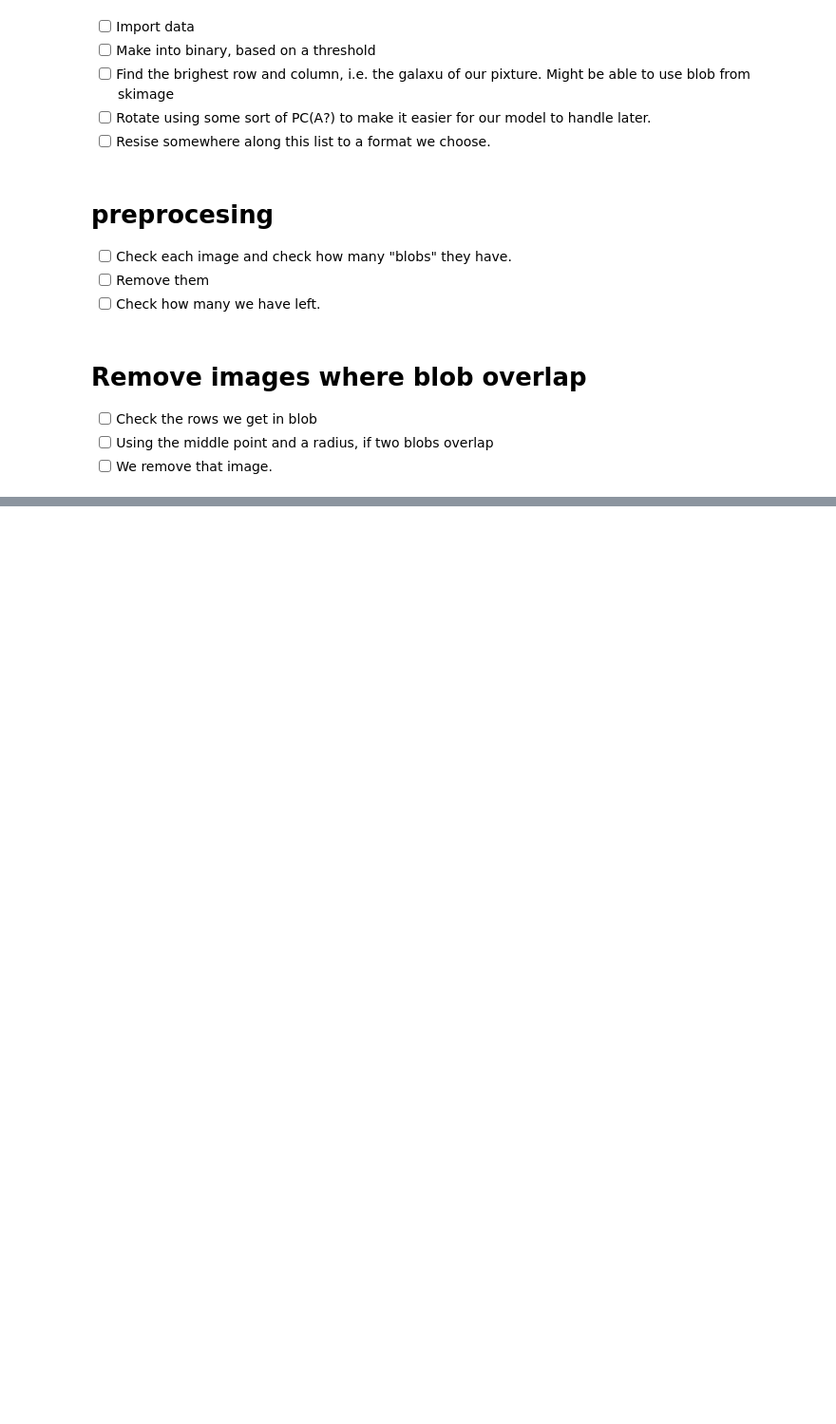
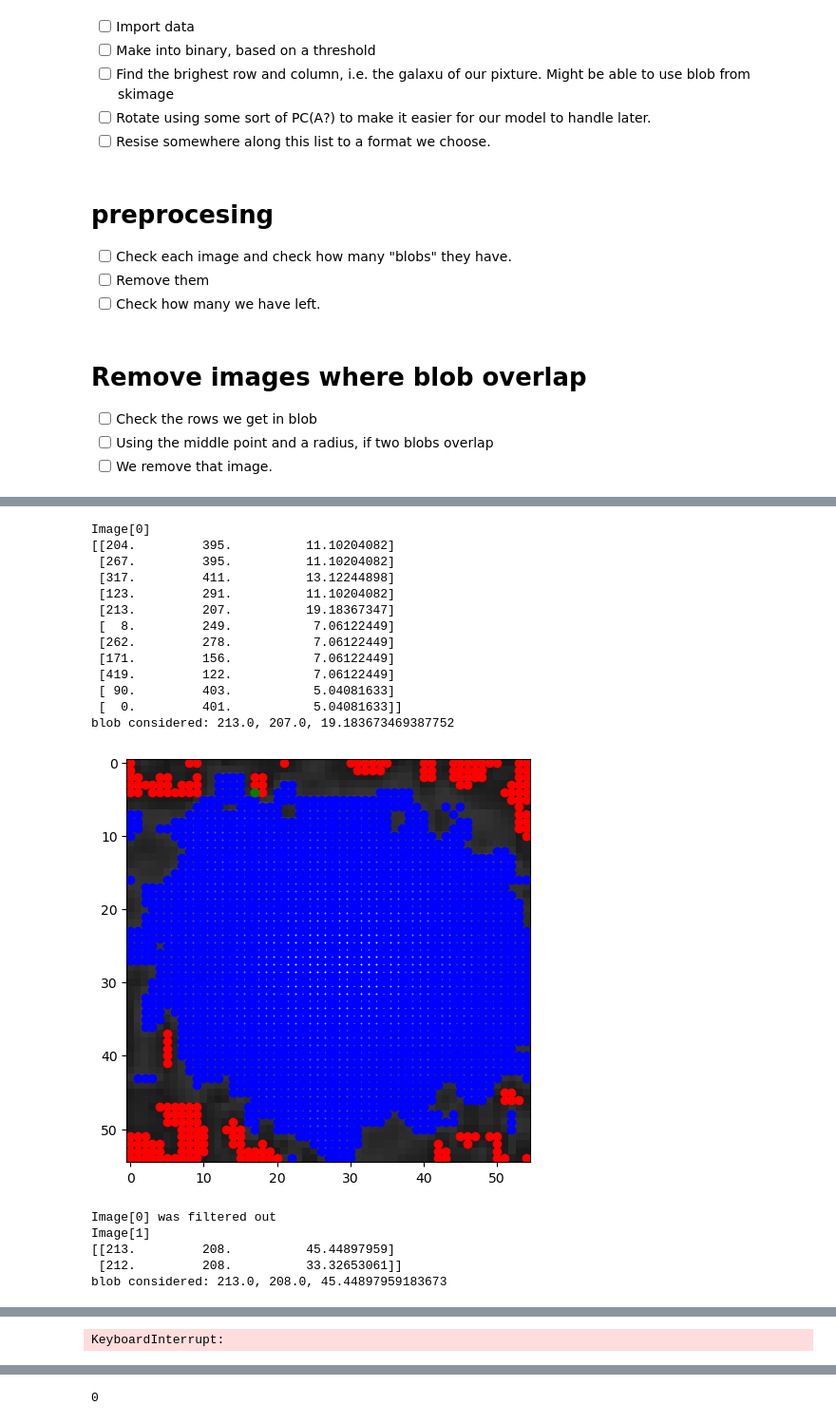
Before and after one commit to Uplink036/ClusteringGalaxies, a Jupyter notebook: DV2599.ipynb, the cells around one changed output, grey strips where cells are left out. Shown at 95% size. Saved outputs shown, nothing was run; the diff lists cells and outputs as text; code cells hidden in the pictures; blank space fills up the shorter version.

Commit message:
Outline of image feeding done

```diff
--- a/DV2599.ipynb
+++ b/DV2599.ipynb
@@ -50,7 +52,7 @@ get_image_path(747207)
 # img = ski.io.imread(get_image_path(732356))
 # img = ski.io.imread(get_image_path(101151)) ##irregular
 # img = ski.io.imread(get_image_path(458590)) ## long
-img = ski.io.imread(get_image_path(459014)) ##overlap
+img = ski.io.imread(get_image_path(459013)) ##overlap
 # img = ski.io.imread(get_image_path(100295)) ##black stripe
 # img = ski.io.imread(get_image_path(100774)) ##Ovelap
 # img = ski.io.imread(get_image_path(100008))
@@ -279,30 +313,85 @@ print("This should not run")
 # %%
-def filter_image(img):
+def filter_image(img, verbose=False):
     """
     Very simple function that is only supposed to use already existing functions with minimal interaction to handle a picture.
 
-    It should return a image if it's one we want or none if any step fails.
+    It should return true if it's filtered out and false if it's not.
     """
     gray_img = ski.color.rgb2gray(img)
-    galaxy = find_galaxy(gray_img, window=50, verbose=False)
+    galaxy = find_galaxy(gray_img, window=50, verbose=verbose)
     if galaxy is None:
-        return None
+        return True
 
     cropped_img = cropp_image(gray_img, galaxy.center[0], galaxy.center[1], galaxy.radius)
     cropped_exposed_img = ski.exposure.rescale_intensity(cropped_img)
     return_value = check_for_black_stripe(cropped_exposed_img) ## Not implemented
     if return_value is not None:
-        return None
-
-def preprocess_image(img):
+        return True
+    return False
+def preprocess_image(img, verbose=False):
     """
     Function that should handle the image and return a cropped and rotated image.
     """
     gray_img = ski.color.rgb2gray(img)
     cropped_img = cropp_image(gray_img, galaxy.center[0], galaxy.center[1], galaxy.radius)
     cropped_exposed_img = ski.exposure.rescale_intensity(cropped_img)
-    angle = get_rotation_on_image(cropped_exposed_img, verbose=False)
+    angle = get_rotation_on_image(cropped_exposed_img, verbose=verbose)
     rotated_image = ski.transform.rotate(gray_img, angle)
     cropped_rotated_img = cropp_image(rotated_image, galaxy.center[0], galaxy.center[1], galaxy.radius)
     resized_cropped_rotated_image = ski.transform.resize(cropped_rotated_img, (128, 128))
     resized_cropped_rotated_image = ski.exposure.rescale_intensity(resized_cropped_rotated_image)
+# %%
+# FLAGS
+FILTER_IMAGES = True
+PREPROCESS_IMAGES = True
+VERBOSE = True
+VERBOSE_FUNCTIONS = True
+# Check if the folder, images_training_subfolder31, exists
+FOLDER_OF_INTEREST = "images_training_subfolder31"
+
+if not os.path.isdir(FOLDER_OF_INTEREST):
+    print(f"The folder {FOLDER_OF_INTEREST} does not exist. Please download from the Kaggle website and split if needed.")
+    raise SystemExit
+image_collection = ski.io.imread_collection(f"./{FOLDER_OF_INTEREST}/*.jpg", conserve_memory=True)
+for index, image in enumerate(image_collection):
+
+    if VERBOSE:
+        print(f"Image[{index}]")
+
+    if FILTER_IMAGES:
+        return_value = filter_image(image, VERBOSE_FUNCTIONS)
+        if return_value is True:
+            if VERBOSE:
+                print(f"Image[{index}] was filtered out")
+            continue
+
+    if VERBOSE:
+        print("Image passed filter")
+
+    if PREPROCESS_IMAGES:
+        preprocessed_image = preprocess_image(return_img, VERBOSE_FUNCTIONS)
+
+    if VERBOSE:
+        print("Image was preprocessed")
+
+    ski.io.imshow(preprocessed_image)
+# %% [output]
+Image[0]
+[[204.         395.          11.10204082]
+ [267.         395.          11.10204082]
+ [317.         411.          13.12244898]
+ [123.         291.          11.10204082]
+ [213.         207.          19.18367347]
+ [  8.         249.           7.06122449]
+ [262.         278.           7.06122449]
+ [171.         156.           7.06122449]
+ [419.         122.           7.06122449]
+ [ 90.         403.           5.04081633]
+ [  0.         401.           5.04081633]]
+blob considered: 213.0, 207.0, 19.183673469387752
+[figure, added]
+Image[0] was filtered out
+Image[1]
+[[213.         208.          45.44897959]
+ [212.         208.          33.32653061]]
+blob considered: 213.0, 208.0, 45.44897959183673
@@ -308,0 +417 @@ def preprocess_image(img):
+KeyboardInterrupt:
@@ -308,0 +419,4 @@ def preprocess_image(img):
+# %%
+len(image_collection)
+# %% [output]
+0
```
Also changed, not shown: parts of 10 cells of this notebook.
